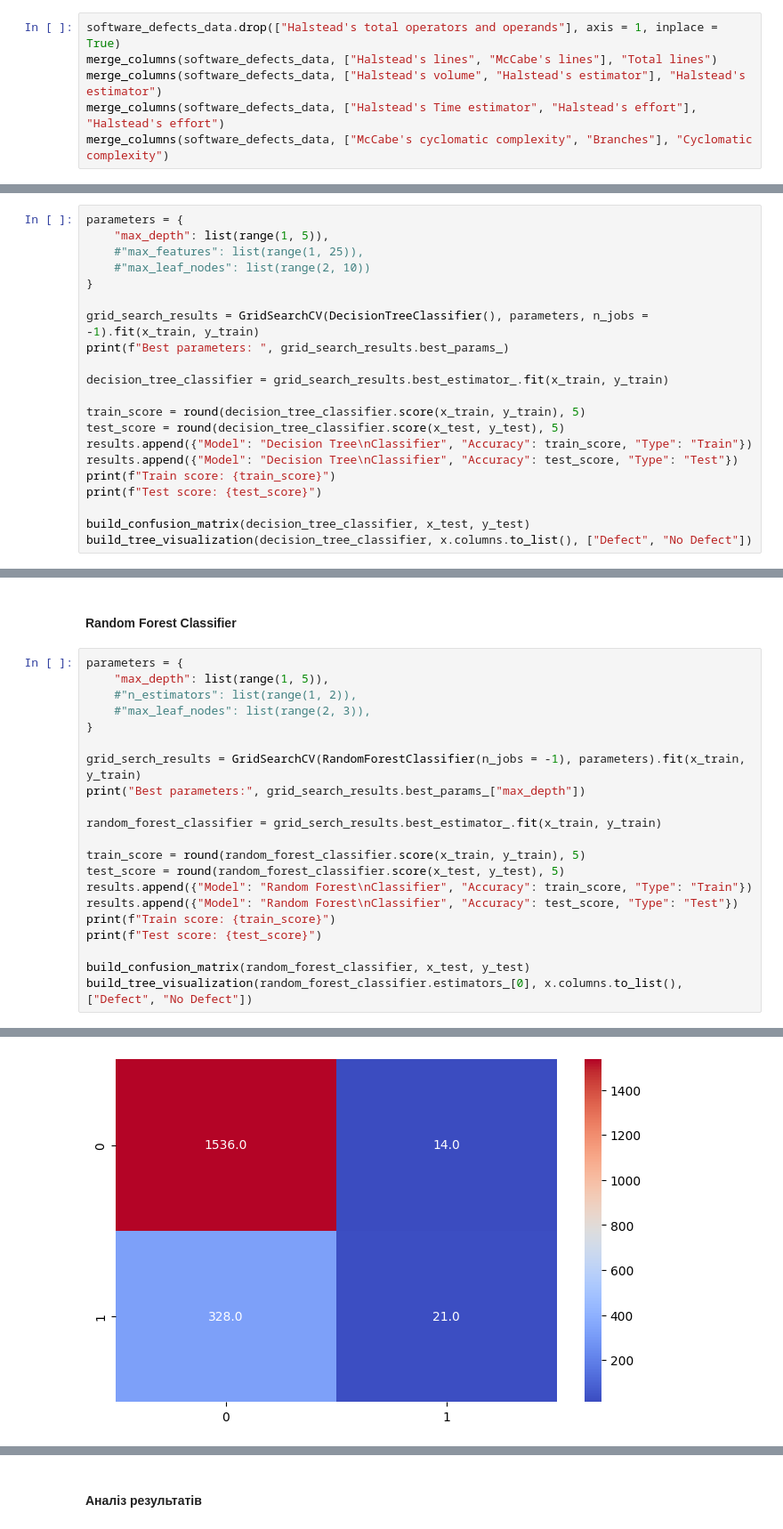
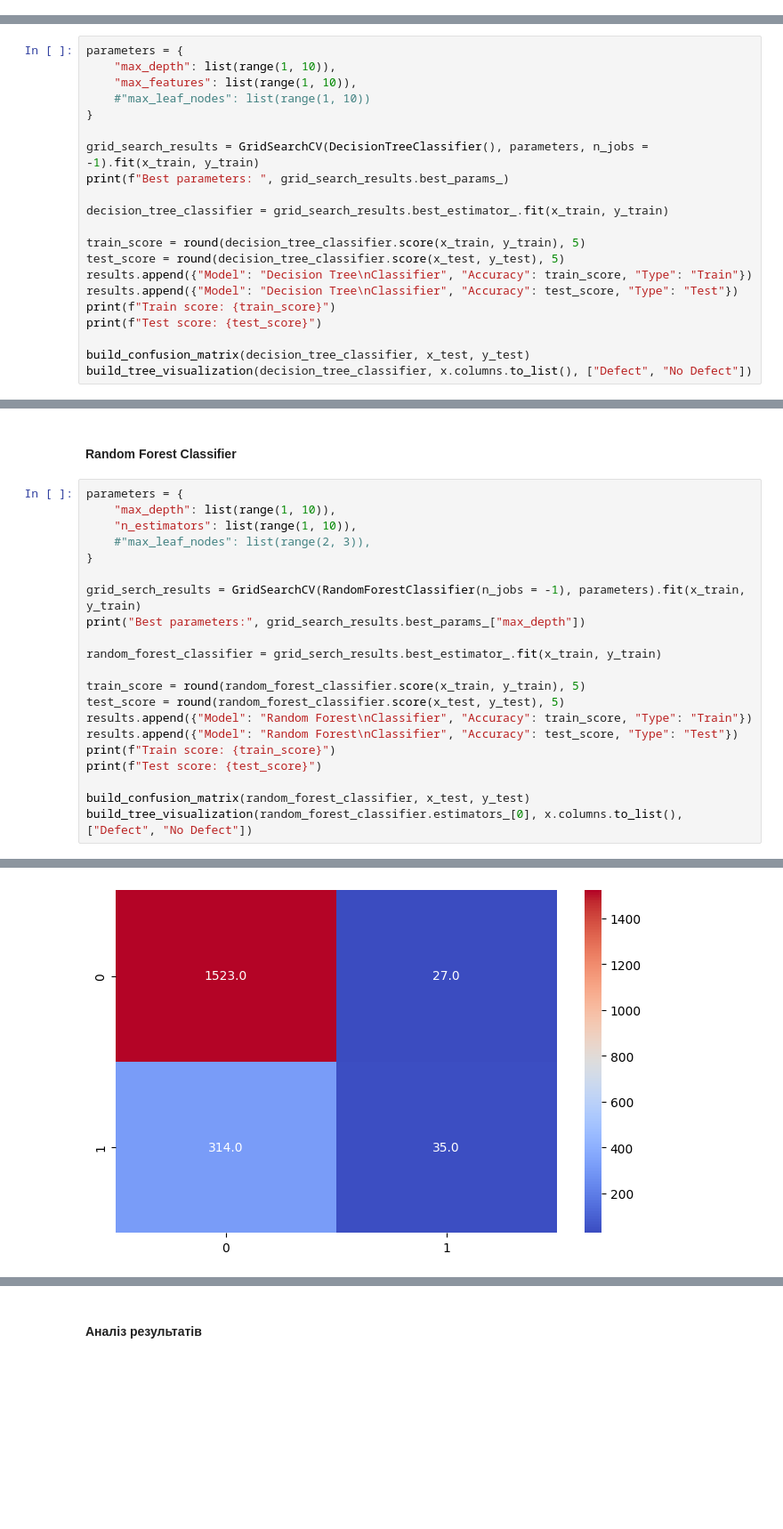
Before and after one commit to NgeNXQ/PIIS, a Jupyter notebook: 4/labwork4.ipynb, the cells around one changed output, grey strips where cells are left out. Shown at 89% size. Drawn from its saved outputs; the diff is of its cells as text; blank space fills up the shorter version.

```diff
--- a/4/labwork4.ipynb
+++ b/4/labwork4.ipynb
@@ -223,9 +222,3 @@ plt.show()
 [figure]
 # %% [markdown]
 ### Очистка даних на основі значень корелції
-# %%
-software_defects_data.drop(["Halstead's total operators and operands"], axis = 1, inplace = True)
-merge_columns(software_defects_data, ["Halstead's lines", "McCabe's lines"], "Total lines")
-merge_columns(software_defects_data, ["Halstead's volume", "Halstead's estimator"], "Halstead's estimator")
-merge_columns(software_defects_data, ["Halstead's Time estimator", "Halstead's effort"], "Halstead's effort")
-merge_columns(software_defects_data, ["McCabe's cyclomatic complexity", "Branches"], "Cyclomatic complexity")
@@ -251,9 +283,9 @@ results = list()
 #### Decision Tree Classifier
 # %%
 parameters = {
-    "max_depth": list(range(1, 5)),
-    #"max_features": list(range(1, 25)),
-    #"max_leaf_nodes": list(range(2, 10))
+    "max_depth": list(range(1, 10)),
+    "max_features": list(range(1, 10)),
+    #"max_leaf_nodes": list(range(1, 10))
 }
 
 grid_search_results = GridSearchCV(DecisionTreeClassifier(), parameters, n_jobs = -1).fit(x_train, y_train)
@@ -280,8 +312,8 @@ Test score: 0.81675
 #### Random Forest Classifier
 # %%
 parameters = {
-    "max_depth": list(range(1, 5)),
-    #"n_estimators": list(range(1, 2)),
+    "max_depth": list(range(1, 10)),
+    "n_estimators": list(range(1, 10)),
     #"max_leaf_nodes": list(range(2, 3)),
 }
 
@@ -306,4 +338,4 @@ Test score: 0.81991
-[figure, old version]
+[figure, new version]
 [drawing not drawn]
 # %% [markdown]
 #### Аналіз результатів
```
Also changed, not shown: parts of 7 cells of this notebook.
